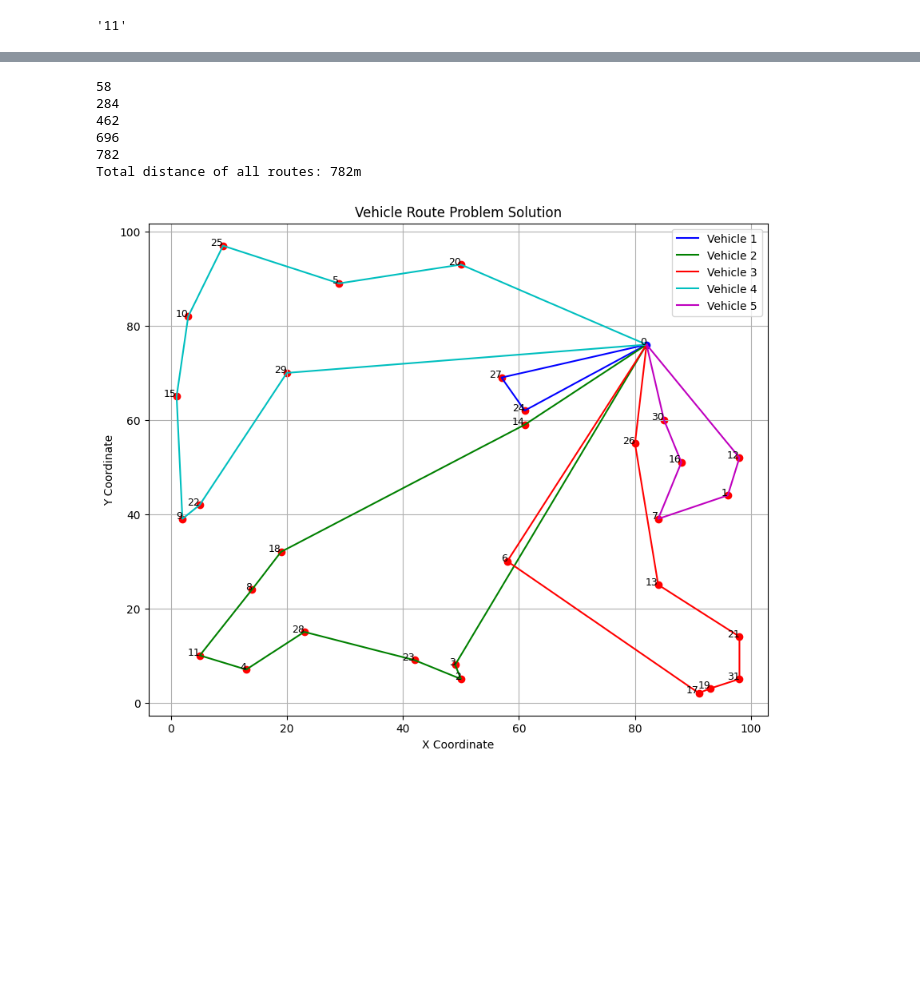
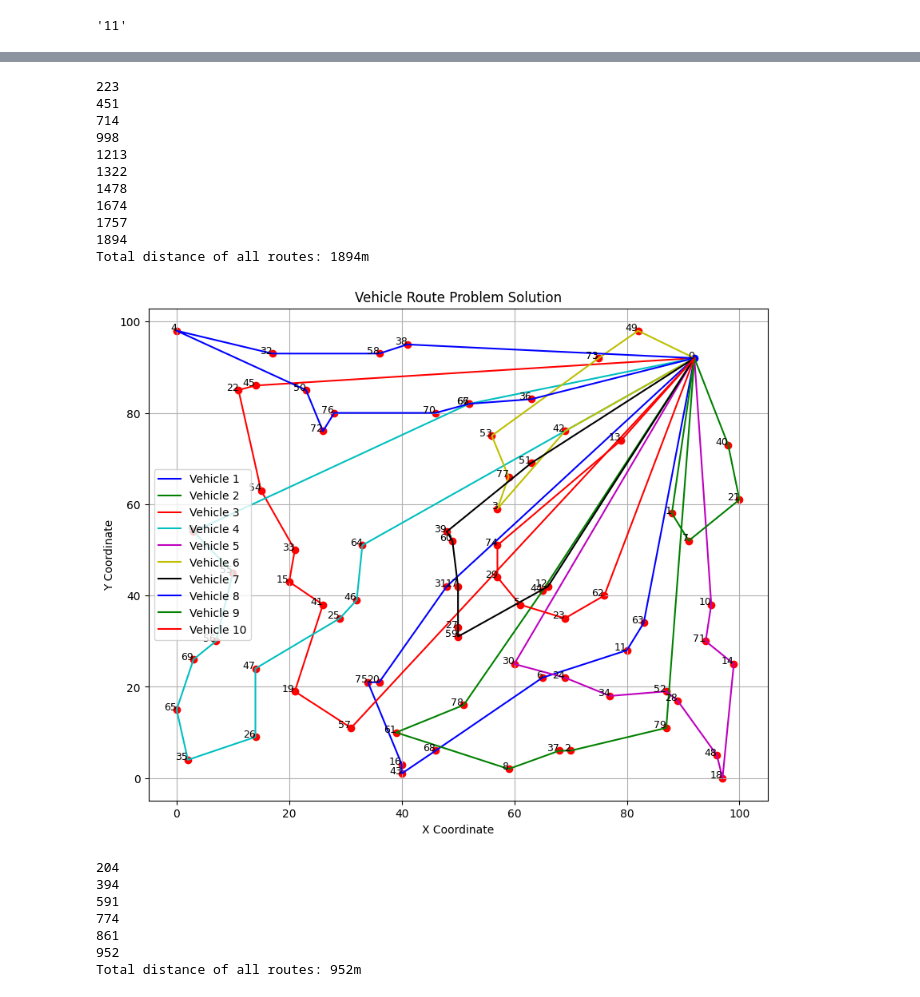
Before and after one commit to fengyxz/cvrp-funsearch, a Jupyter notebook: cvrp-funsearch/ortools/cvrp-1.ipynb, the cells around one changed output, grey strips where cells are left out. Cells and saved outputs as stored; diff of their text form; code cells hidden in the pictures; blank space fills up the shorter version.

Commit message:
feat: ortools add

```diff
--- a/cvrp-funsearch/ortools/cvrp-1.ipynb
+++ b/cvrp-funsearch/ortools/cvrp-1.ipynb
@@ -191,39 +192,98 @@ def print_solution(data, manager, routing, solution):
     else:
         print('No solution found.')
         return []
 
 
-routes = print_solution(data, manager, routing, solution)
 
 def plot_CVRP_solution(routes, node_coords):
 
     plt.figure(figsize= (10,8))
 
     # plot nodes
     for i, (x,y) in enumerate(node_coords):
         plt.scatter(x,y, c = 'blue' if i ==0 else 'red')
         plt.text(x,y, f'{i}', fontsize = 9, ha='right')
 
 
     colors = ['b', 'g', 'r', 'c', 'm', 'y', 'k']
 
     for vehicle, route in enumerate(routes):
         route_coords = [node_coords[0]] + [node_coords[node] for node in route] + [node_coords[0]]
         x_coords, y_coords = zip(*route_coords)
         plt.plot(x_coords, y_coords, c= colors[vehicle % len(colors)], label=f'Vehicle {vehicle +1}')
 
     plt.xlabel('X Coordinate')
     plt.ylabel('Y Coordinate')
     plt.title('Vehicle Route Problem Solution')
     plt.legend()
     plt.grid(True)
     plt.show()
-plot_CVRP_solution(routes, data['locations'])
+
+
+
+from functools import partial
+from ortools.constraint_solver import pywrapcp
+from ortools.constraint_solver import routing_enums_pb2
+# 初始化模型
+for i in range(len(instances)):
+    data = create_data_model(instances[i])
+
+    # 创建路由管理器
+    manager = pywrapcp.RoutingIndexManager(
+        data["num_locations"],
+        data["num_vehicles"],
+        0
+    )
+
+    # 创建路由模型
+    routing = pywrapcp.RoutingModel(manager)
+
+    # 注册距离评估函数
+    distance_eval_idx = routing.RegisterTransitCallback(
+        partial(create_distance_evaluator(data), manager)
+    )
+    routing.SetArcCostEvaluatorOfAllVehicles(distance_eval_idx)
+    # 添加容量约束
+    demand_eval_idx = routing.RegisterUnaryTransitCallback(
+        partial(create_demand_evaluator(data), manager)
+    )
+    add_capacity_constraints(routing, manager, data, demand_eval_idx)
+
+
+    # 配置求解参数
+    search_params = pywrapcp.DefaultRoutingSearchParameters()
+    search_params.first_solution_strategy = (
+        routing_enums_pb2.FirstSolutionStrategy.PATH_CHEAPEST_ARC
+    )
+    search_params.local_search_metaheuristic = (
+        routing_enums_pb2.LocalSearchMetaheuristic.GUIDED_LOCAL_SEARCH
+    )
+    search_params.time_limit.FromSeconds(5)
+
+    # 执行求解
+    solution = routing.SolveWithParameters(search_params)
+
+
+    routes = print_solution(data, manager, routing, solution)
+
+    plot_CVRP_solution(routes, data['locations'])
 # %% [output]
-58
-284
-462
-696
-782
-Total distance of all routes: 782m
+223
+451
+714
+998
+1213
+1322
+1478
+1674
+1757
+1894
+Total distance of all routes: 1894m
-[figure, old version]
+[figure, new version]
+204
+394
+591
+774
+861
+952
+Total distance of all routes: 952m
```
Also changed, not shown: parts of 4 cells of this notebook, 7 other files.
